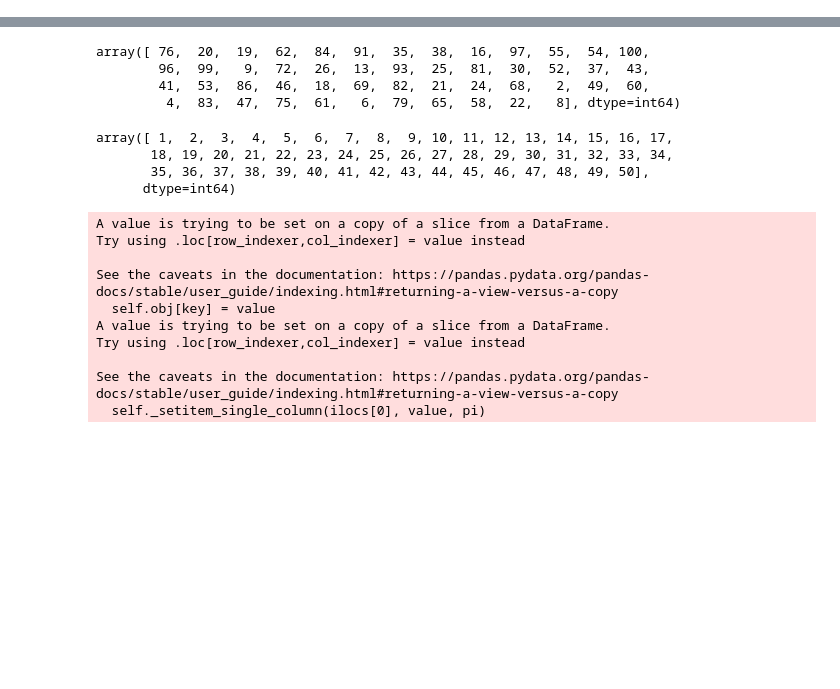
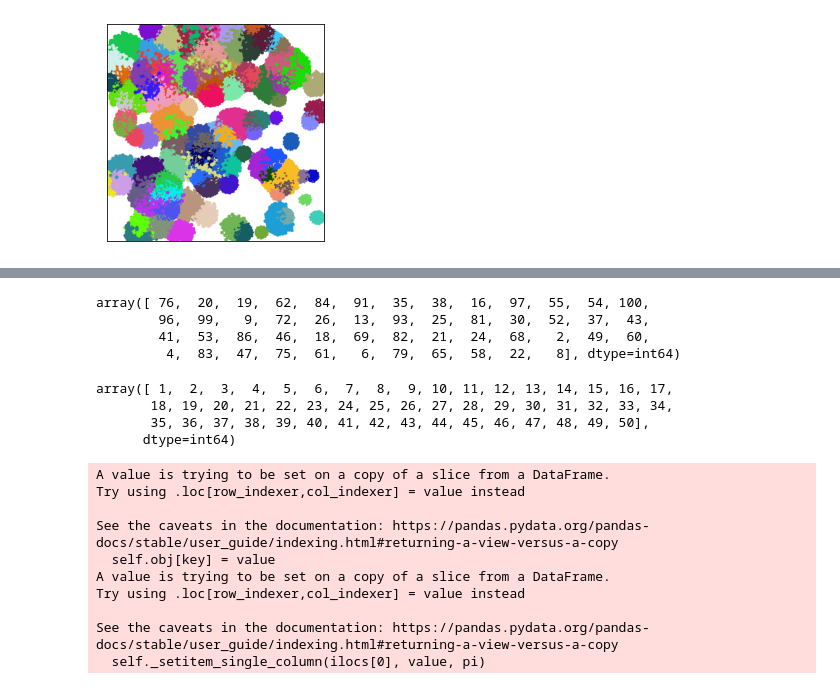
Before and after one commit to Jsakkos/nufeb-cyano-e-coli, a Jupyter notebook: notebooks/growth_timelapse.ipynb, the cells around one changed output, grey strips where cells are left out. Cells and saved outputs as stored; diff of their text form; code cells hidden in the pictures; blank space fills up the shorter version.

```diff
--- a/notebooks/growth_timelapse.ipynb
+++ b/notebooks/growth_timelapse.ipynb
@@ -18,3 +20,7 @@ x = utils.get_data(directory=r'E:\sucrose\runs\Run_50_50_1.00e+00_1_2022-05-05_1
+# %%
+_ =plot.colony(x,35000)
+# %% [output]
+[figure, added]
 # %%
 x.colonies
 # %% [output]
```
Also changed, not shown: parts of 1 cell of this notebook, 18 other files.
